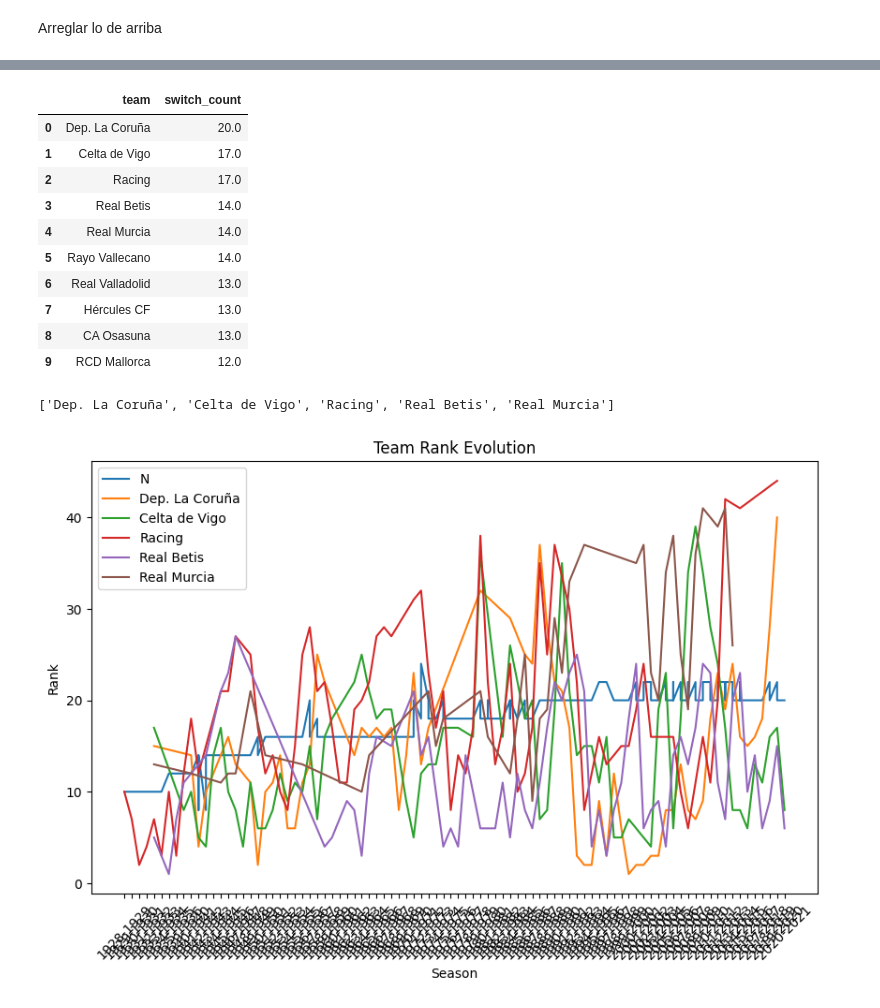
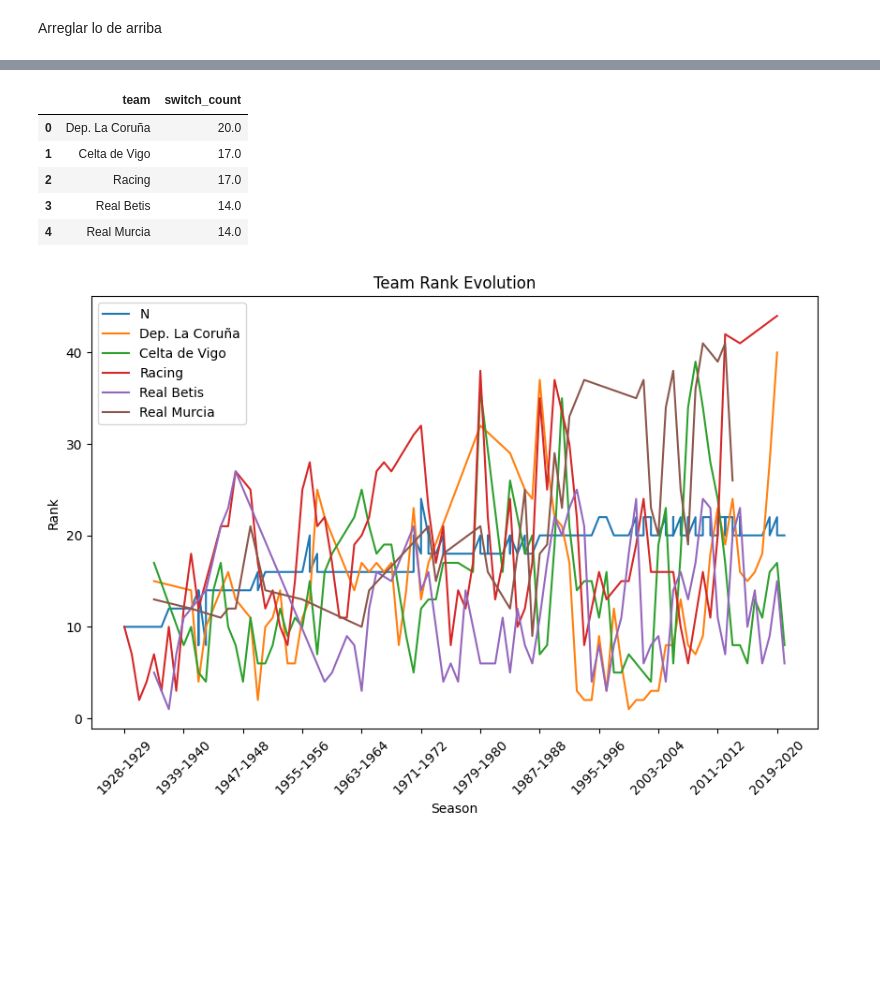
Before and after one commit to AleixF78/quiniela, a Jupyter notebook: analysis/LaLiga.ipynb, the cells around one changed output, grey strips where cells are left out. Drawn from its saved outputs; the diff is of its cells as text; code cells hidden in the pictures; blank space fills up the shorter version.

```diff
--- a/analysis/LaLiga.ipynb
+++ b/analysis/LaLiga.ipynb
@@ -11,9 +13,8 @@ First of all we have pass the data from a SQLitle database to a panda dataframe,
 # %%
 # Establish a connection to the SQLite database
 conn = sqlite3.connect(os.path.join('..', 'laliga.sqlite'))
-#Read into pandas dataframe
+# Read into pandas dataframe
 df = pd.read_sql_query("SELECT * FROM Matches", conn)
-print(df.columns)
-display(df)
-print(len(df))
+pd.set_option('display.max_colwidth', None)
+df.head(80)
 # %% [output]
@@ -596,9 +582,12 @@ play in 1st division.
 # %%
 def New_ranks(df):
+    # Get complete information for each season and division
     df_filtered = process_and_filter_data(df)
     df_filtered= df_filtered[df_filtered['season'] != '2021-2022']
-    df_8 = separate_wins_loses_ties(df_filtered) [['season','division','team','GF','GA','Win','Lose','Ties']]
-    Results = Complete_table(df_8)
+    df_aux = separate_wins_loses_ties(df_filtered) [['season','division','team','GF','GA','Win','Lose','Ties']]
+    Results = Complete_table(df_aux)
+
+    # Merge 2 divisions
     season_division_counts = Results.groupby(['season', 'division']).size().reset_index()
     season_division_counts = season_division_counts.rename(columns={0: 'N'})
     season_division_counts['N1'] =season_division_counts['N']
@@ -606,13 +595,17 @@ def New_ranks(df):
     merged_df = Results.merge(season_division_counts, on=['season', 'division'], how='left')
     merged_df['New_Rank'] = merged_df['rank'] + merged_df['N1']
     return(merged_df)
+
 def plot_ranking_evolution(*teams):
+    # Read the teams
     teams = [team for arg in teams for team in (arg if isinstance(arg, list) else [arg])]
-    #The Plot
+
+    # Merge the rankings
     merged_df= New_ranks(df)
     Results_t = merged_df[merged_df['team'].isin(teams)]
     Results_t =Results_t.sort_values(by=['season'], ascending=[True])
 
+    # Plot each team and separation N
     plt.figure(figsize=(10, 6))
     i=1
     for team in teams:
@@ -622,15 +615,13 @@ def plot_ranking_evolution(*teams):
         team_data = Results_t[Results_t['team'] == team]
         plt.plot(team_data['season'], team_data['New_Rank'], label=team)
 
-
-
-
     # Customize the plot
     plt.title('Team Rank Evolution')
     plt.xlabel('Season')
     plt.ylabel('Rank')
+    plt.gca().xaxis.set_major_locator(MaxNLocator(nbins=15))
     plt.legend()
     plt.xticks(rotation=45)
 
-plot_ranking_evolution( 'Barcelona', 'Real Madrid')
+plot_ranking_evolution('Villarreal','Barcelona', 'Real Madrid')
 # %% [output]
@@ -642,31 +633,29 @@ Arreglar lo de arriba
 # %%
+# Get all the information of teams
 df_filtered = process_and_filter_data(df)
 df_filtered= df_filtered[df_filtered['season'] != '2021-2022']
 df_8 = separate_wins_loses_ties(df_filtered) [['season','division','team','GF','GA','Win','Lose','Ties']]
 df_9 = Complete_table(df_8)
 
+# Count the change between divisions
 df_9.sort_values(by=['team', 'season'], inplace=True)
 df_9['switch_count'] = abs(df_9['division'].diff().fillna(0))
 df_9 = df_9[df_9['team'] == df_9['team'].shift()]
-
 elevators = df_9.groupby('team')['switch_count'].sum().reset_index()
 elevators = elevators.sort_values(by='switch_count', ascending=False).reset_index()
-display(elevators[['team','switch_count']].head(10))
+
+# Get the top 5
+display(elevators[['team','switch_count']].head(5))
 top5_elevators=elevators['team'].head(5).tolist()
-display(top5_elevators)
+
+# Plot the result with the function of Exercies 8
 plot_ranking_evolution(top5_elevators)
 # %% [output]
 |  | team | switch_count |
 | 0 | Dep. La Coruña | 20.0 |
 | 1 | Celta de Vigo | 17.0 |
 | 2 | Racing | 17.0 |
 | 3 | Real Betis | 14.0 |
 | 4 | Real Murcia | 14.0 |
-| 5 | Rayo Vallecano | 14.0 |
-| 6 | Real Valladolid | 13.0 |
-| 7 | Hércules CF | 13.0 |
-| 8 | CA Osasuna | 13.0 |
-| 9 | RCD Mallorca | 12.0 |
-['Dep. La Coruña', 'Celta de Vigo', 'Racing', 'Real Betis', 'Real Murcia']
-[figure, old version]
+[figure, new version]
 # %% [markdown]
```
Also changed, not shown: parts of 44 cells of this notebook, 32 other files.
